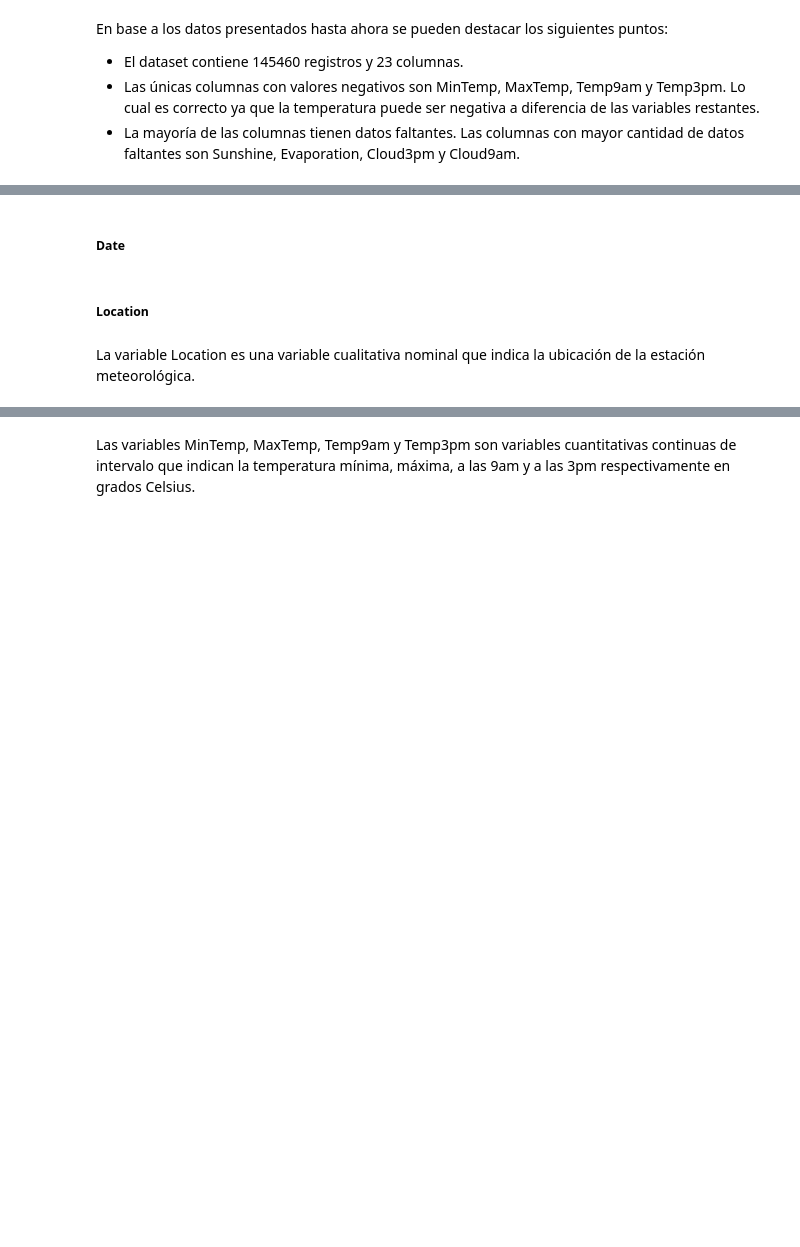
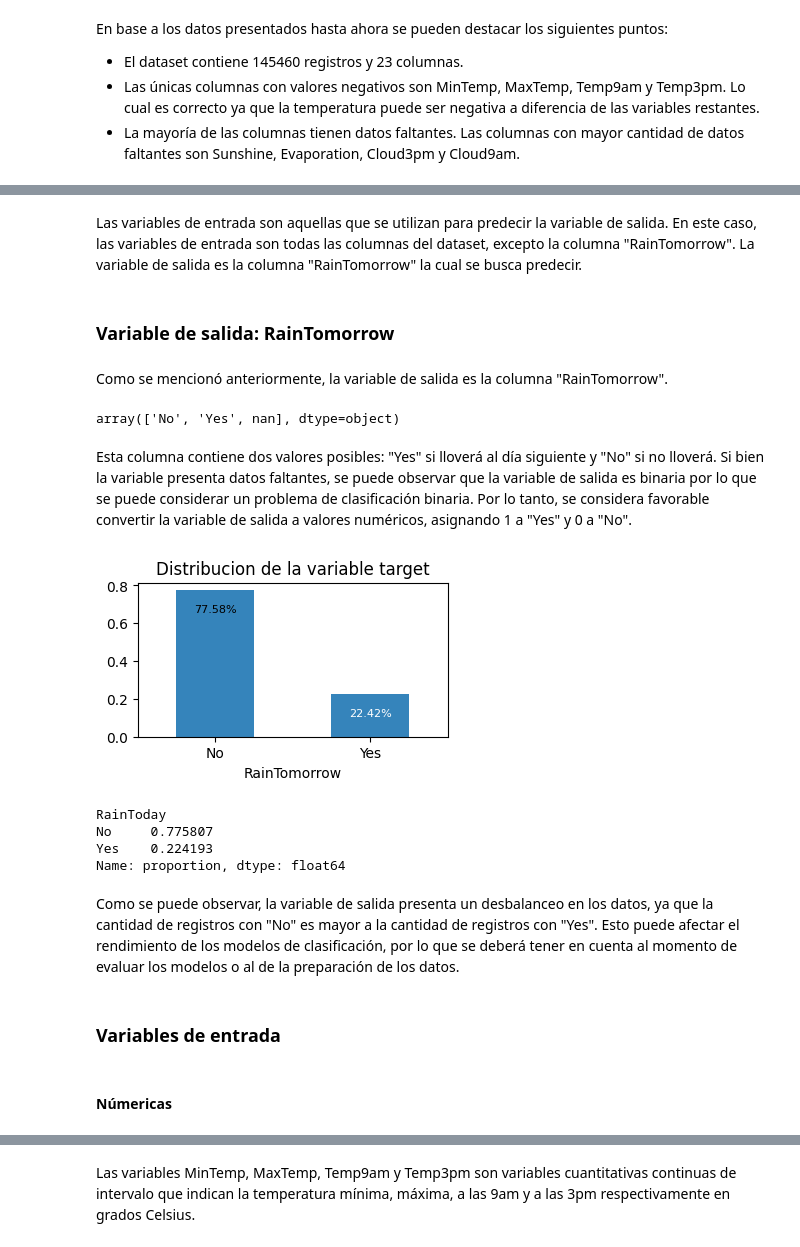
Before and after one commit to diegosarina-ceia/AMq1, a Jupyter notebook: TP_Final_AD_WeatherAustralia.ipynb, the cells around one changed output, grey strips where cells are left out. Cells and saved outputs as stored; diff of their text form; code cells hidden in the pictures; blank space fills up the shorter version.

```diff
--- a/TP_Final_AD_WeatherAustralia.ipynb
+++ b/TP_Final_AD_WeatherAustralia.ipynb
@@ -153,6 +153,41 @@ Se adelante una tabla con la clasificación de las variables a modo de conclusi
+# %% [markdown]
+Las variables de entrada son aquellas que se utilizan para predecir la variable de salida. En este caso, las variables de entrada son todas las columnas del dataset, excepto la columna "RainTomorrow". La variable de salida es la columna "RainTomorrow" la cual se busca predecir.
+# %% [markdown]
+### Variable de salida: RainTomorrow
+# %% [markdown]
+Como se mencionó anteriormente, la variable de salida es la columna "RainTomorrow".
+# %%
+weather_df['RainTomorrow'].unique()
+# %% [output]
+array(['No', 'Yes', nan], dtype=object)
+# %% [markdown]
+Esta columna contiene dos valores posibles: "Yes" si lloverá al día siguiente y "No" si no lloverá. Si bien la variable presenta datos faltantes, se puede observar que la variable de salida es binaria por lo que se puede considerar un problema de clasificación binaria. Por lo tanto, se considera favorable convertir la variable de salida a valores numéricos, asignando 1 a "Yes" y 0 a "No".
+# %%
+fig = plt.figure(figsize=(4, 2))
+ax = weather_df["RainTomorrow"].value_counts(normalize=True).plot(kind='bar', alpha=0.9, rot=0)
+
+for idx, p in enumerate(ax.patches):
+    color = 'black' if idx == 0 else 'white'
+    ax.annotate(f'{p.get_height():.2%}',
+                (p.get_x() + p.get_width() / 2., p.get_height()),
+                ha='center', va='top',
+                xytext=(0, -10), # ajusto la etiqueta
+                textcoords='offset points',
+                fontsize=8,
+                color=color)
+plt.title('Distribucion de la variable target')
+plt.show()
+
+print(weather_df["RainToday"].value_counts(normalize=True))
+# %% [output]
+[figure, added]
+RainToday
+No     0.775807
+Yes    0.224193
+Name: proportion, dtype: float64
+# %% [markdown]
+Como se puede observar, la variable de salida presenta un desbalanceo en los datos, ya que la cantidad de registros con "No" es mayor a la cantidad de registros con "Yes". Esto puede afectar el rendimiento de los modelos de clasificación, por lo que se deberá tener en cuenta al momento de evaluar los modelos o al de la preparación de los datos.
+# %% [markdown]
+### Variables de entrada
 # %% [markdown]
-##### Date
+#### Númericas
-# %% [markdown]
-##### Location
-# %% [markdown]
-La variable Location es una variable cualitativa nominal que indica la ubicación de la estación meteorológica.
```
Also changed, not shown: parts of 99 cells of this notebook.
